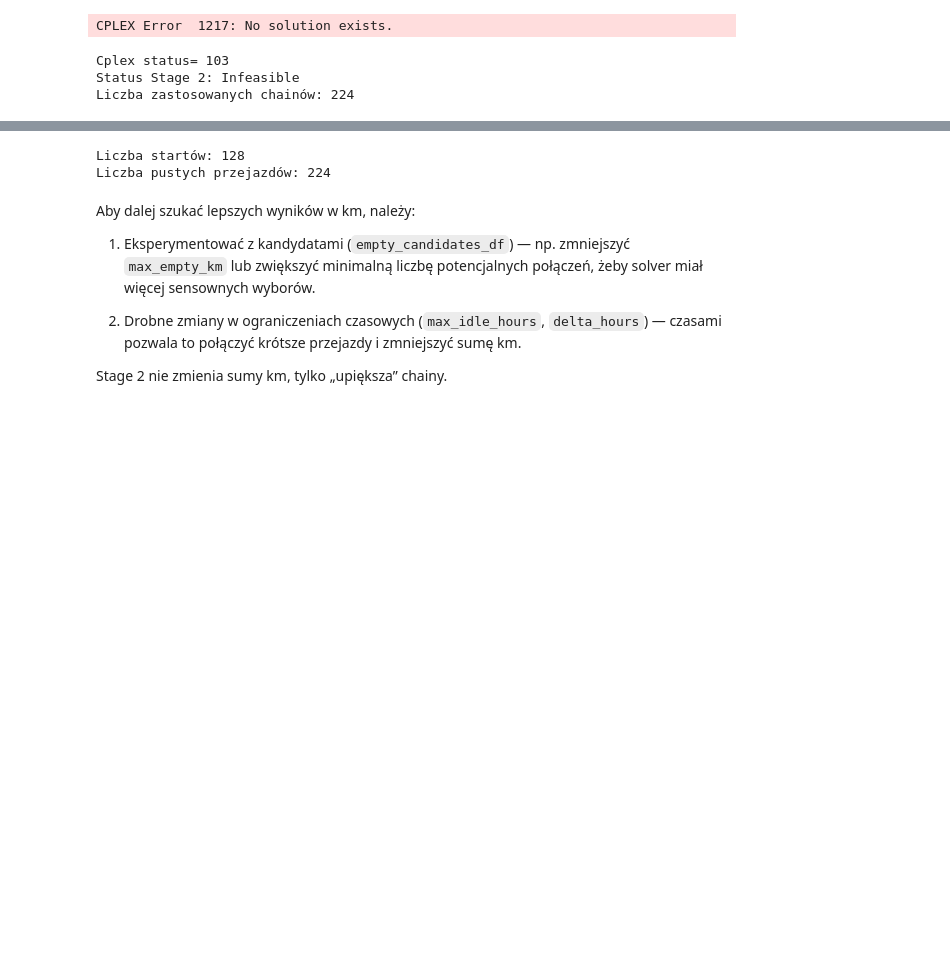
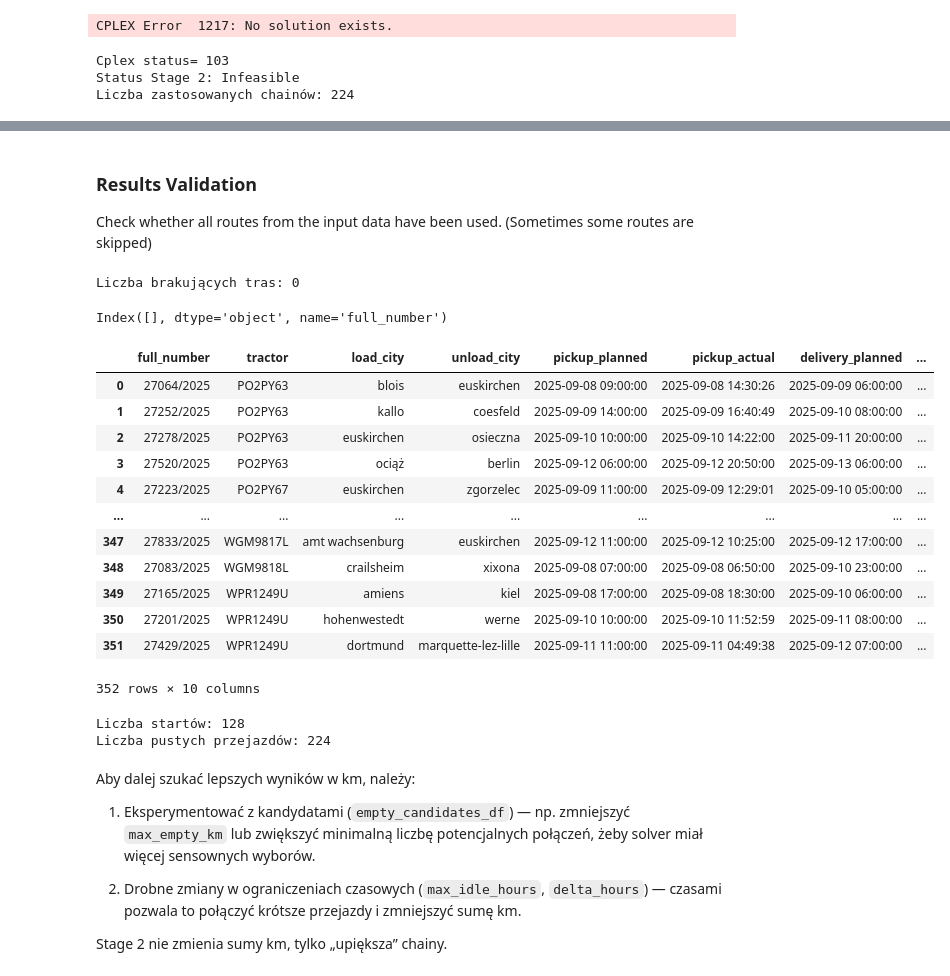
Before and after one commit to kabix09/empty-passage-optimalization, a Jupyter notebook: 4. sampling_solver_optimalization_cplex_two_stage.ipynb, the cells around one changed output, grey strips where cells are left out. Saved outputs shown, nothing was run; the diff lists cells and outputs as text; code cells hidden in the pictures; blank space fills up the shorter version.

Commit message:
Add results validation

```diff
--- a/4. sampling_solver_optimalization_cplex_two_stage.ipynb
+++ b/4. sampling_solver_optimalization_cplex_two_stage.ipynb
@@ -543,3 +531,35 @@ Suma empty_km_map w new_route_df: 29247.850000000002 km
+# %% [markdown]
+### Results Validation
+
+Check whether all routes from the input data have been used. (Sometimes some routes are skipped)
+# %%
+new_routes_cplex_df = new_routes_cplex_df.set_index('full_number')
+missing_index = route_df.index.difference(new_routes_cplex_df.index)
+new_routes_cplex_df = new_routes_cplex_df.reset_index()
+
+print(f"Liczba brakujących tras: {len(missing_index)}")
+missing_index
+# %% [output]
+Liczba brakujących tras: 0
+Index([], dtype='object', name='full_number')
+# %%
+# # zapis do Excela
+new_routes_cplex_df.to_excel("./data/output/sample_de/sample_dane_puste_przebiegi_optimalized_cplex-single_stage_25992.xlsx", index=False)
+new_routes_cplex_df
+# %% [output]
+|  | full_number | tractor | load_city | unload_city | pickup_planned | pickup_actual | delivery_planned | ... |
+| 0 | 27064/2025 | PO2PY63 | blois | euskirchen | 2025-09-08 09:00:00 | 2025-09-08 14:30:26 | 2025-09-09 06:00:00 | ... |
+| 1 | 27252/2025 | PO2PY63 | kallo | coesfeld | 2025-09-09 14:00:00 | 2025-09-09 16:40:49 | 2025-09-10 08:00:00 | ... |
+| 2 | 27278/2025 | PO2PY63 | euskirchen | osieczna | 2025-09-10 10:00:00 | 2025-09-10 14:22:00 | 2025-09-11 20:00:00 | ... |
+| 3 | 27520/2025 | PO2PY63 | ociąż | berlin | 2025-09-12 06:00:00 | 2025-09-12 20:50:00 | 2025-09-13 06:00:00 | ... |
+| 4 | 27223/2025 | PO2PY67 | euskirchen | zgorzelec | 2025-09-09 11:00:00 | 2025-09-09 12:29:01 | 2025-09-10 05:00:00 | ... |
+| ... | ... | ... | ... | ... | ... | ... | ... | ... |
+| 347 | 27833/2025 | WGM9817L | amt wachsenburg | euskirchen | 2025-09-12 11:00:00 | 2025-09-12 10:25:00 | 2025-09-12 17:00:00 | ... |
+| 348 | 27083/2025 | WGM9818L | crailsheim | xixona | 2025-09-08 07:00:00 | 2025-09-08 06:50:00 | 2025-09-10 23:00:00 | ... |
+| 349 | 27165/2025 | WPR1249U | amiens | kiel | 2025-09-08 17:00:00 | 2025-09-08 18:30:00 | 2025-09-10 06:00:00 | ... |
+| 350 | 27201/2025 | WPR1249U | hohenwestedt | werne | 2025-09-10 10:00:00 | 2025-09-10 11:52:59 | 2025-09-11 08:00:00 | ... |
+| 351 | 27429/2025 | WPR1249U | dortmund | marquette-lez-lille | 2025-09-11 11:00:00 | 2025-09-11 04:49:38 | 2025-09-12 07:00:00 | ... |
+352 rows × 10 columns
 # %%
 used_x = [(t, fr, tr) for (t, fr, tr), v in x.items() if v.value() == 1]
 used_s = [(t, r) for (t, r), v in s.items() if v.value() == 1]
```
Also changed, not shown: parts of 10 cells of this notebook, 2 other files.
